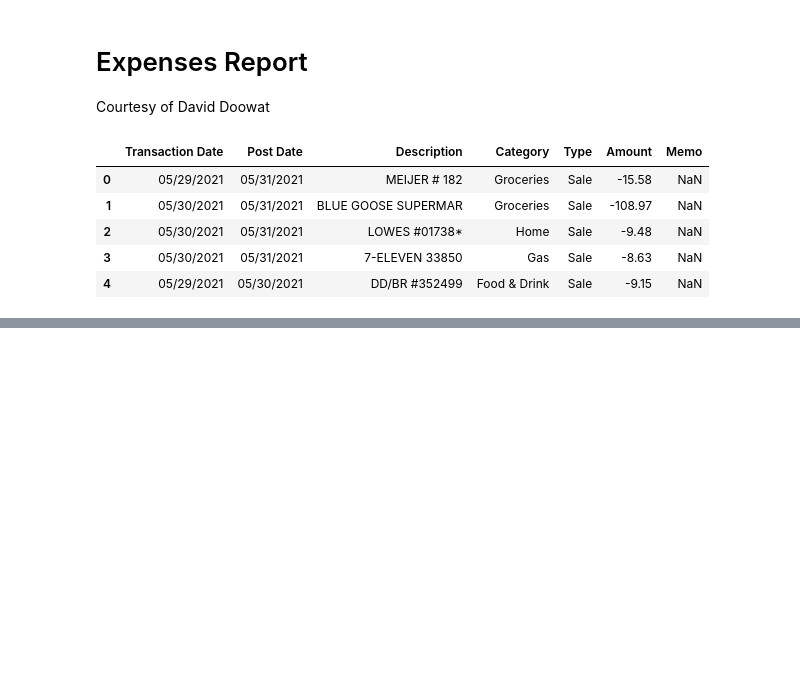
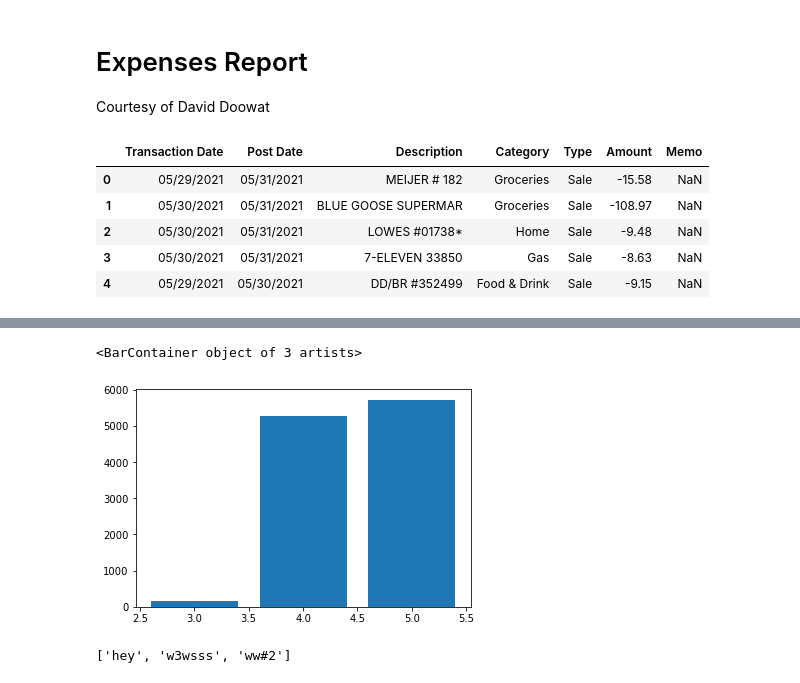
Before and after one commit to Luv2bnanook44/expenses-report, a Jupyter notebook: workspace.ipynb, the cells around one changed output, grey strips where cells are left out. Drawn from its saved outputs; the diff is of its cells as text; code cells hidden in the pictures; blank space fills up the shorter version.

```diff
--- a/workspace.ipynb
+++ b/workspace.ipynb
@@ -27,0 +77,9 @@ data1[['Amount', 'Category']].groupby('Category').sum().plot(kind='bar')
+# %%
+x = list(data1[['Amount', 'month']].groupby('month').sum().sort_values(by='Amount').index)
+
+= data1[['Amount', 'month']].groupby('month').sum().sort_values(by='Amount').values.reshape(1,-1)[0]
+
+plt.bar(x, y)
+# %% [output]
+<BarContainer object of 3 artists>
+[figure, added]
@@ -27,0 +97,4 @@ data1[['Amount', 'Category']].groupby('Category').sum().plot(kind='bar')
+# %%
+test
+# %% [output]
+['hey', 'w3wsss', 'ww#2']
```
Also changed, not shown: parts of 9 cells of this notebook.
